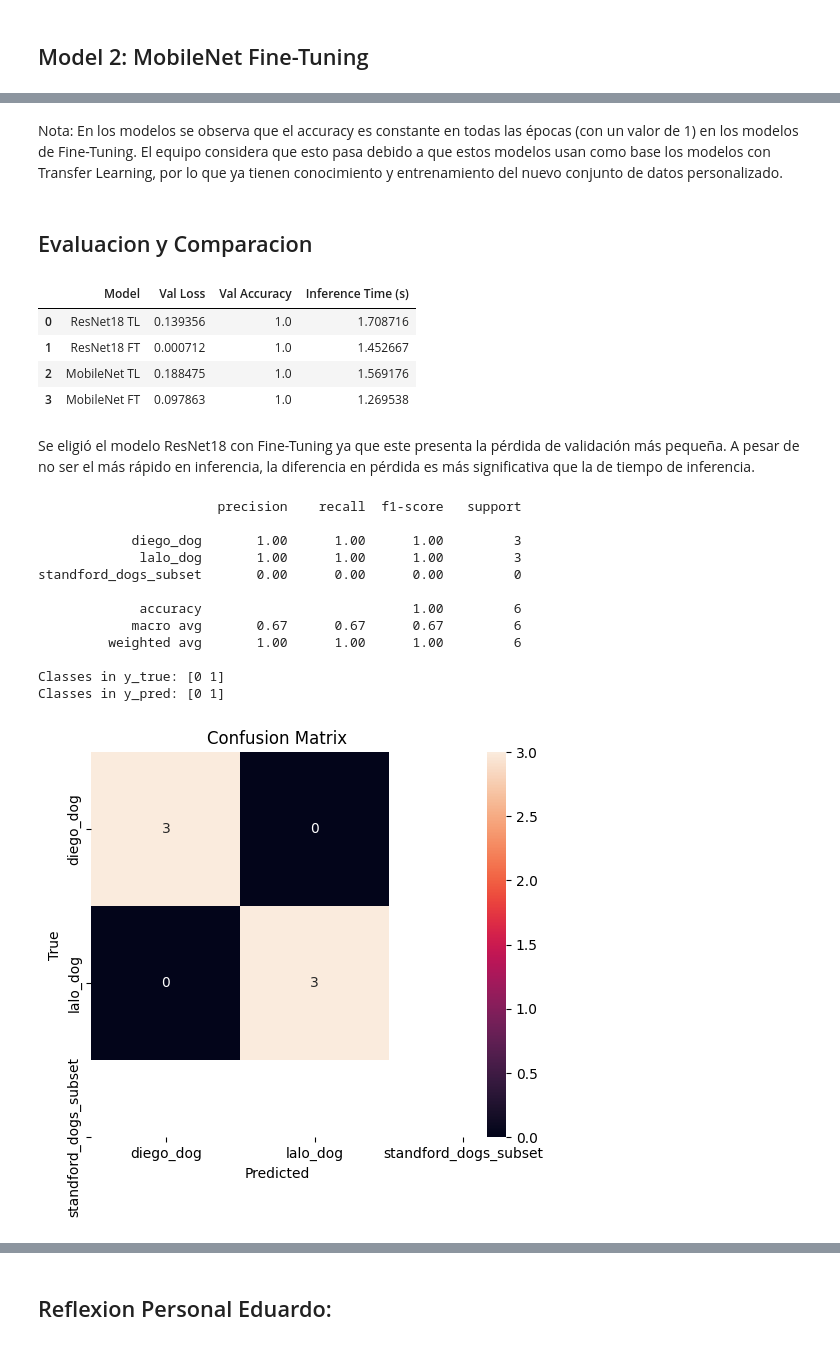
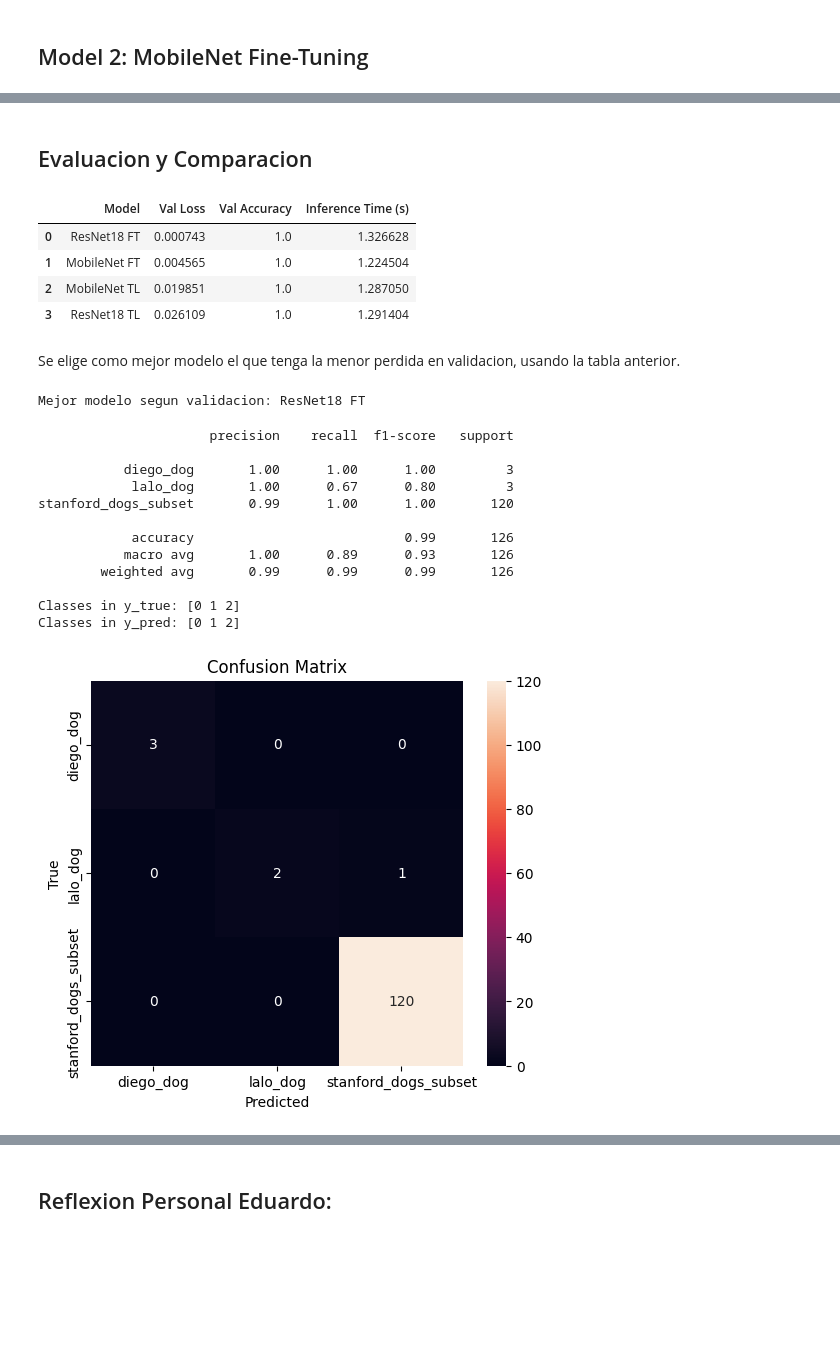
Before and after one commit to wushang549/Equipo, a Jupyter notebook: fineTuning.ipynb, the cells around one changed output, grey strips where cells are left out. Saved outputs shown, nothing was run; the diff lists cells and outputs as text; code cells hidden in the pictures; blank space fills up the shorter version.

```diff
--- a/fineTuning.ipynb
+++ b/fineTuning.ipynb
@@ -45,7 +44,7 @@ if torch.cuda.is_available():
 # %%
 data_dir = Path("./images")
 
-class_names = ["diego_dog", "lalo_dog", "standford_dogs_subset"]
+class_names = ["diego_dog", "lalo_dog", "stanford_dogs_subset"]
 class_to_idx = {class_name: idx for idx, class_name in enumerate(class_names)}
 idx_to_class = {idx: class_name for class_name, idx in class_to_idx.items()}
 num_classes = len(class_names)
@@ -53,12 +52,29 @@ num_classes = len(class_names)
 image_extensions = {".jpg", ".jpeg", ".png"}
 
 samples = []
+class_counts = {}
 
 for class_name in class_names:
     class_dir = data_dir / class_name
+    if not class_dir.exists():
+        raise FileNotFoundError(f"No se encontro la carpeta de la clase: {class_dir}")
+
+    class_samples = []
     for img_path in class_dir.rglob("*"):
         if img_path.is_file() and img_path.suffix.lower() in image_extensions:
-            samples.append((str(img_path), class_to_idx[class_name]))
+            class_samples.append((str(img_path), class_to_idx[class_name]))
 
-len(samples)
+    if len(class_samples) == 0:
+        raise ValueError(f"La clase {class_name} no tiene imagenes validas.")
+
+    samples.extend(class_samples)
+    class_counts[class_name] = len(class_samples)
+
+class_counts_df = pd.DataFrame({
+    "class": list(class_counts.keys()),
+    "count": list(class_counts.values())
+})
+
+display(class_counts_df)
+print(f"Total samples: {len(samples)}")
 # %% [output]
@@ -348,9 +499,7 @@ plot_accuracies(mobilenet_ft_res, 'MobileNet Fine-Tuning Accuracy')
-# %% [markdown]
-Nota: En los modelos se observa que el accuracy es constante en todas las épocas (con un valor de 1) en los modelos de Fine-Tuning. El equipo considera que esto pasa debido a que estos modelos usan como base los modelos con Transfer Learning, por lo que ya tienen conocimiento y entrenamiento del nuevo conjunto de datos personalizado.
 # %% [markdown]
 ## Evaluacion y Comparacion
 # %%
-# Comparación de los modelos en conjunto de validación y elección del mejor modelo
+# Comparacion de los modelos en conjunto de validacion y eleccion del mejor modelo
 
 def evaluate_model_validation(model, dataloader, criterion):
     model.eval()
@@ -401,19 +550,24 @@ for name, model in models_dict.items():
         "Inference Time (s)": inf_time
     })
 
-df_results = pd.DataFrame(results_table)
+df_results = pd.DataFrame(results_table).sort_values("Val Loss").reset_index(drop=True)
 
 df_results
 # %% [output]
 |  | Model | Val Loss | Val Accuracy | Inference Time (s) |
-| 0 | ResNet18 TL | 0.139356 | 1.0 | 1.708716 |
-| 1 | ResNet18 FT | 0.000712 | 1.0 | 1.452667 |
-| 2 | MobileNet TL | 0.188475 | 1.0 | 1.569176 |
-| 3 | MobileNet FT | 0.097863 | 1.0 | 1.269538 |
+| 0 | ResNet18 FT | 0.000743 | 1.0 | 1.326628 |
+| 1 | MobileNet FT | 0.004565 | 1.0 | 1.224504 |
+| 2 | MobileNet TL | 0.019851 | 1.0 | 1.287050 |
+| 3 | ResNet18 TL | 0.026109 | 1.0 | 1.291404 |
 # %% [markdown]
-Se eligió el modelo ResNet18 con Fine-Tuning ya que este presenta la pérdida de validación más pequeña. A pesar de no ser el más rápido en inferencia, la diferencia en pérdida es más significativa que la de tiempo de inferencia.
+Se elige como mejor modelo el que tenga la menor perdida en validacion, usando la tabla anterior.
 # %%
-best_model = model_resnet_ft
+best_model_name = df_results.loc[0, "Model"]
+best_model = models_dict[best_model_name]
+
+print(f"Mejor modelo segun validacion: {best_model_name}")
+# %% [output]
+Mejor modelo segun validacion: ResNet18 FT
 # %%
 # Reporte del mejor modelo en conjunto de prueba
 
@@ -431,42 +585,43 @@ def evaluate(model, dataloader):
 
             y_pred.extend(preds)
             y_true.extend(y.numpy())
 
     return np.array(y_true), np.array(y_pred)
 
 
 y_true, y_pred = evaluate(best_model, test_loader)
+all_class_labels = list(range(len(class_names)))
 
 print(classification_report(
     y_true,
     y_pred,
-    labels=list(range(len(class_names))),
+    labels=all_class_labels,
     target_names=class_names,
     zero_division=0
 ))
 
 print("Classes in y_true:", np.unique(y_true))
 print("Classes in y_pred:", np.unique(y_pred))
 
-cm = confusion_matrix(y_true, y_pred)
+cm = confusion_matrix(y_true, y_pred, labels=all_class_labels)
 
 plt.figure(figsize=(6,5))
 sns.heatmap(cm, annot=True, fmt='d', xticklabels=class_names, yticklabels=class_names)
 plt.xlabel("Predicted")
 plt.ylabel("True")
 plt.title("Confusion Matrix")
 plt.show()
 # %% [output]
-                       precision    recall  f1-score   support
+                      precision    recall  f1-score   support
 
-            diego_dog       1.00      1.00      1.00         3
-             lalo_dog       1.00      1.00      1.00         3
-standford_dogs_subset       0.00      0.00      0.00         0
+           diego_dog       1.00      1.00      1.00         3
+            lalo_dog       1.00      0.67      0.80         3
+stanford_dogs_subset       0.99      1.00      1.00       120
 
-             accuracy                           1.00         6
-            macro avg       0.67      0.67      0.67         6
-         weighted avg       1.00      1.00      1.00         6
+            accuracy                           0.99       126
+           macro avg       1.00      0.89      0.93       126
+        weighted avg       0.99      0.99      0.99       126
 
-Classes in y_true: [0 1]
-Classes in y_pred: [0 1]
+Classes in y_true: [0 1 2]
+Classes in y_pred: [0 1 2]
-[figure, old version]
+[figure, new version]
```
Also changed, not shown: parts of 13 cells of this notebook.
